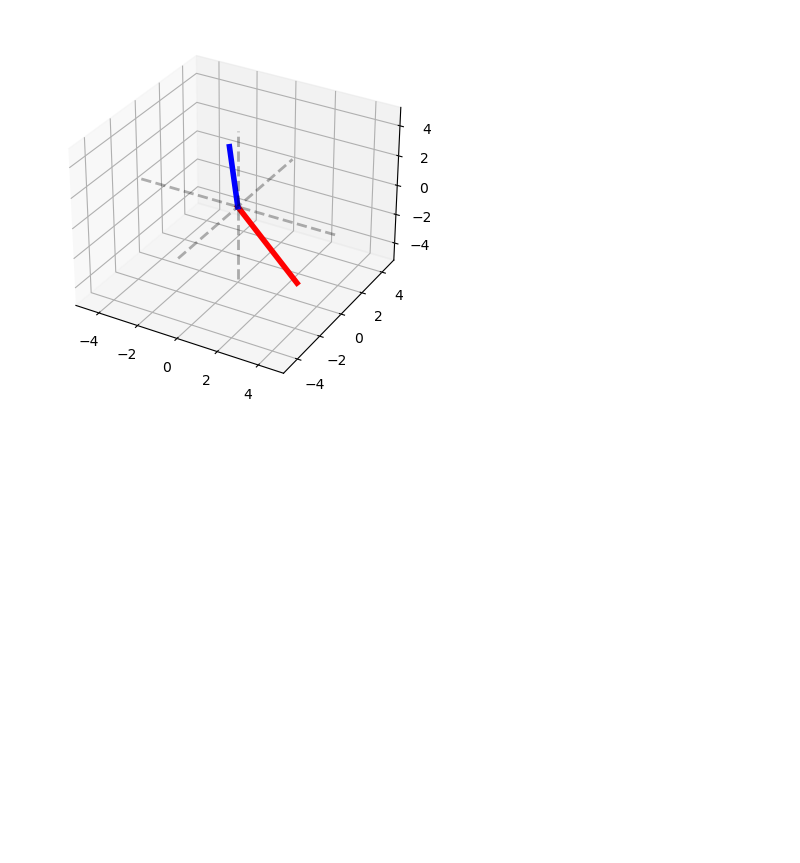
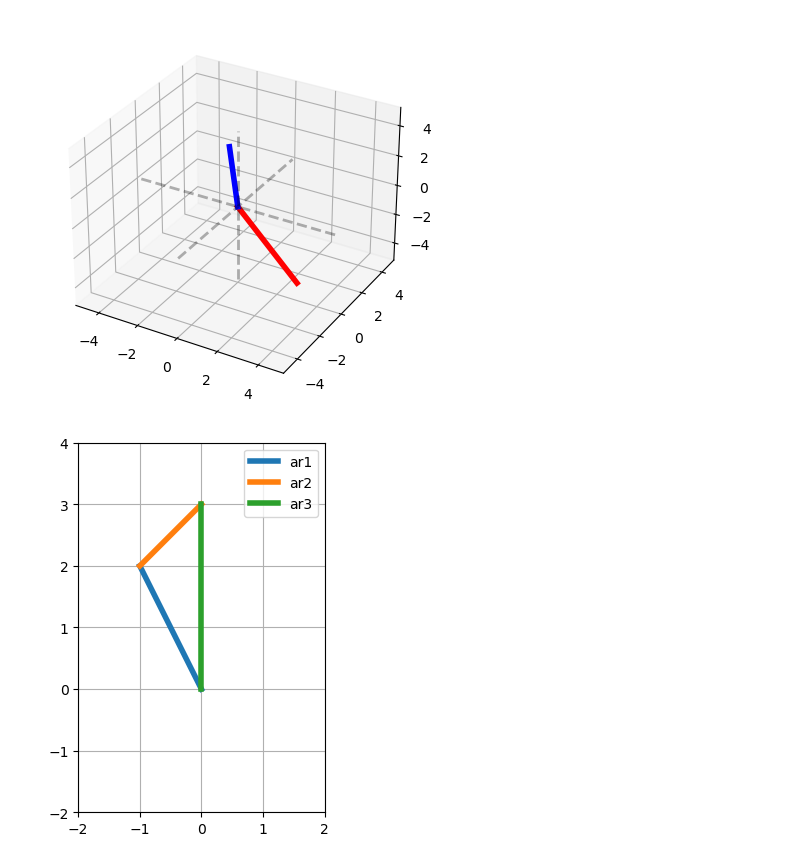
Before and after one commit to Kantulaev/ML_projects, a Jupyter notebook: lesson_10_linear_algebra.ipynb, the cells around one changed output. Cells and saved outputs as stored; diff of their text form; code cells hidden in the pictures; blank space fills up the shorter version.

```diff
--- a/lesson_10_linear_algebra.ipynb
+++ b/lesson_10_linear_algebra.ipynb
@@ -30,3 +30,19 @@ ax.set_zlim3d(-5, 5)
 plt.show()
 # %% [output]
 [figure]
+# %%
+ar1 = np.array([-1, 2])
+ar2 = np.array([1, 1])
+ar3 = ar1 + ar2
+
+plt.plot([0, ar1[0]], [0, ar1[1]], label='ar1', linewidth=4)
+plt.plot([0-1, ar2[0]-1], [0, ar2[1]]+ar1[1], label='ar2', linewidth=4)
+plt.plot([0, ar3[0]], [0, ar3[1]], label='ar3', linewidth=4)
+
+plt.grid()
+plt.axis('square')
+plt.axis([-2, 2, -2, 4])
+plt.legend()
+plt.show()
+# %% [output]
+[figure, added]
```
Also changed, not shown: parts of 1 cell of this notebook, 1 other file.
